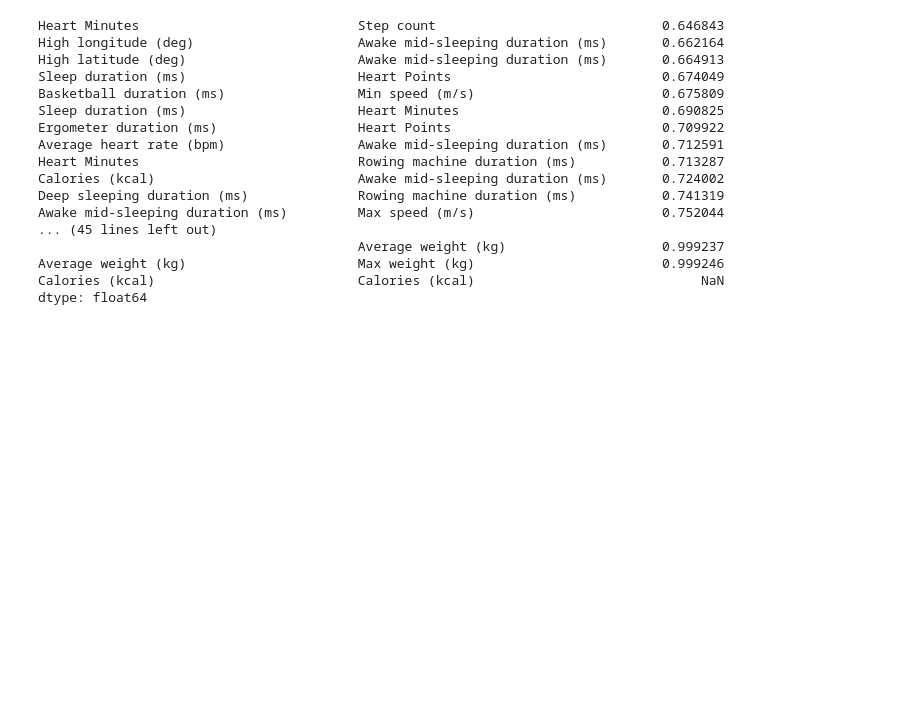
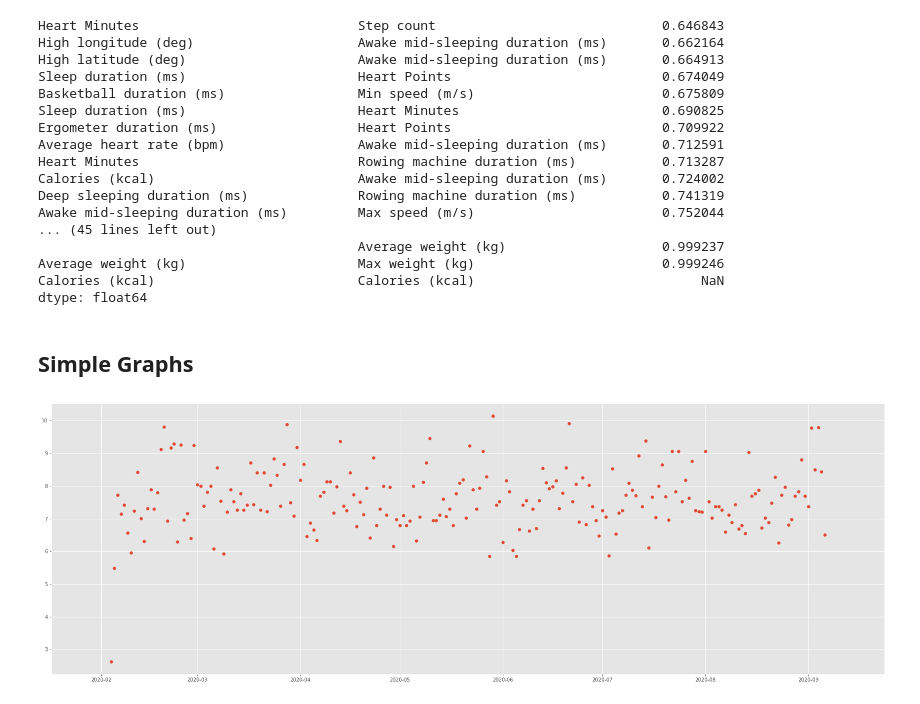
Before and after one commit to JamesIgoe/GoogleFitAnalysis, a Jupyter notebook: Analysis.ipynb, the cells around one changed output. Saved outputs shown, nothing was run; the diff lists cells and outputs as text; code cells hidden in the pictures; blank space fills up the shorter version.

```diff
--- a/Analysis.ipynb
+++ b/Analysis.ipynb
@@ -272,3 +275,12 @@ Awake mid-sleeping duration (ms)         Max speed (m/s)
 Average weight (kg)                      Max weight (kg)                        0.999246
 Calories (kcal)                          Calories (kcal)                             NaN
 dtype: float64
+# %% [markdown]
+## Simple Graphs
+# %%
+
+plt.figure(figsize=(30,10))
+plt.scatter(df.index, 'Average blood glucose (mmol/L)', data=df)
+plt.show()
+# %% [output]
+[figure, added]
```
Also changed, not shown: parts of 9 cells of this notebook.
